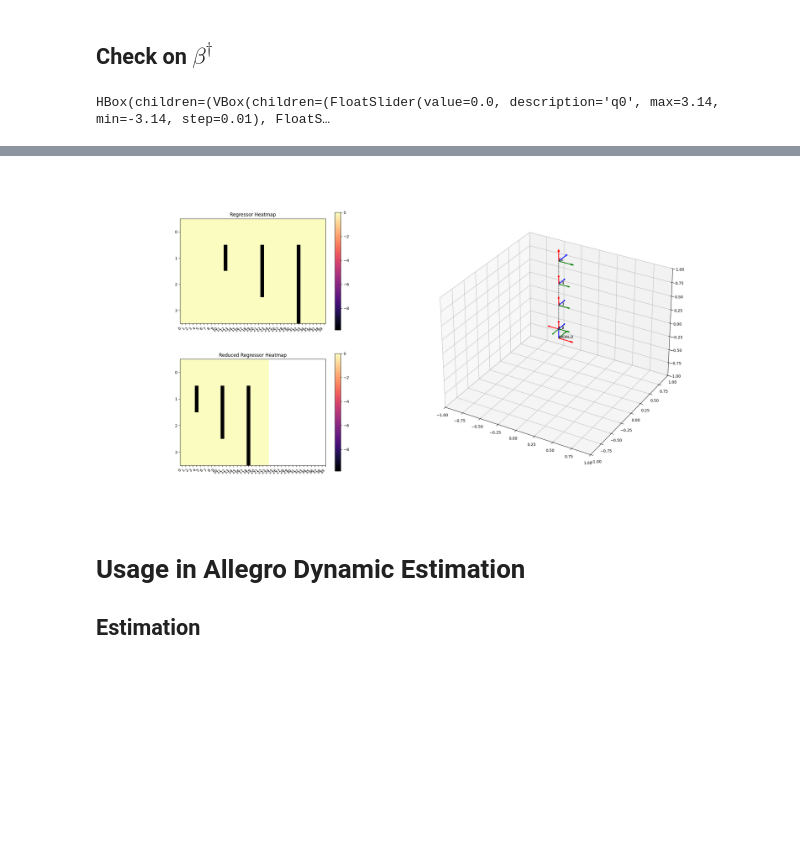
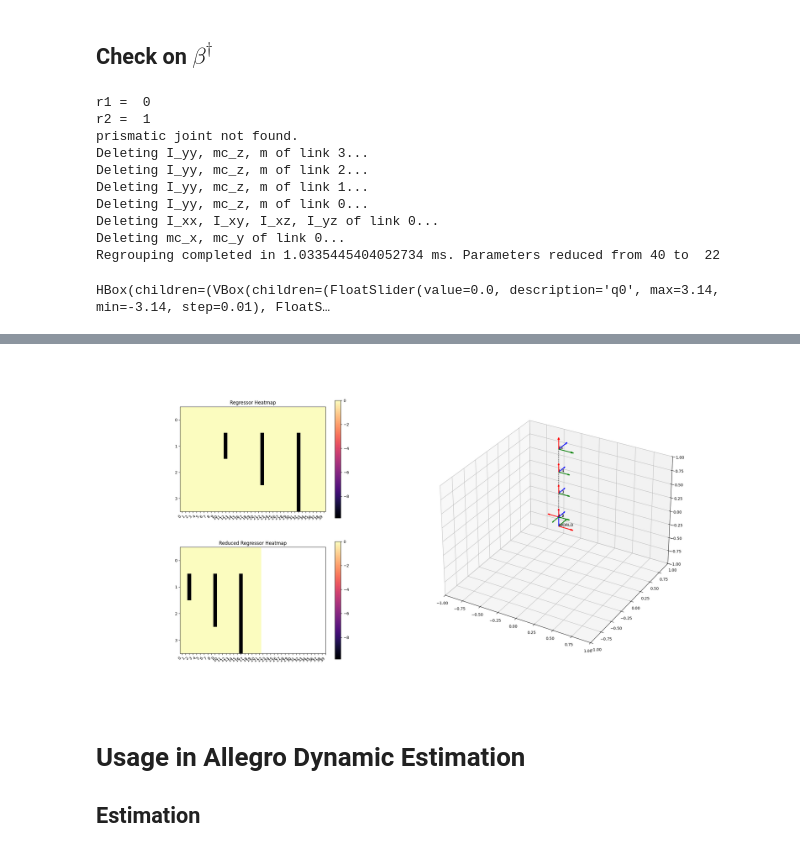
Before and after one commit to LeonardoMarcello/allegro_hand_ros2, a Jupyter notebook: Python/Base Inertial Parameters.ipynb, the cells around one changed output, grey strips where cells are left out. Saved outputs shown, nothing was run; the diff lists cells and outputs as text; code cells hidden in the pictures; blank space fills up the shorter version.

Commit message:
base parameters estim

```diff
--- a/Python/Base Inertial Parameters.ipynb
+++ b/Python/Base Inertial Parameters.ipynb
@@ -734,8 +744,6 @@ else: pi = 100*np.random.rand(40,1) # no rotor
 
 
 print(f"Params: {pi.transpose()}")
-print(f"beta: {np.array2string(beta, precision=3, floatmode='fixed',suppress_small=True)}")
-print(f"beta_pinv: {np.array2string(beta_pinv, precision=3, floatmode='fixed',suppress_small=True)}")
 pi_reduced = beta @ pi
 
 # Sliders
@@ -774,11 +782,11 @@ def update(**kwargs):
 
     with out:
         out.clear_output()
-        #       X       X  X  X  X  X  X             X       X           X              X       X           X             X       X           X            X  X
+        #       X X  X  X  X  X  X  X  X             X       X           X              X       X           X             X       X           X            X  X
         #       m,mx,my,mz,xx,xy,xz,yy,yz,zz         m,mx,my,mz,xx,xy,xz,yy,yz,zz       m,mx,my,mz,xx,xy,xz,yy,yz,zz      m,mx,my,mz,xx,xy,xz,yy,yz,zz     i0,i1,i2,i3
         #Y[:,[  0, 1, 2, 3, 4, 5, 6, 7, 8, 9,       10,11,12,13,14,15,16,17,18,19,     20,21,22,23,24,25,26,27,28,29,    30,31,32,33,34,35,36,37,38,39,    40,41,42,43]]
-        if TEST_WITH_ROTOR: Y_err = Y[:,[  1,2,      9        ,11,12 ,14,15,16 ,18,19,     21,22 ,24,25,26 ,28,29,42      ,31,32 ,34,35,36 ,38,39,43]] - Y_hat       # with rotor
-        else: Y_err = Y[:,[  1,2,      9        ,11,12 ,14,15,16 ,18,19     ,21,22 ,24,25,26 ,28,29      ,31,32 ,34,35,36 ,38,39]] - Y_hat
+        if TEST_WITH_ROTOR: Y_err = Y[:,[        9        ,11,12 ,14,15,16 ,18,19,     21,22 ,24,25,26 ,28,29,42      ,31,32 ,34,35,36 ,38,39,43]] - Y_hat       # with rotor
+        else: Y_err = Y[:,[        9        ,11,12 ,14,15,16 ,18,19     ,21,22 ,24,25,26 ,28,29      ,31,32 ,34,35,36 ,38,39]] - Y_hat
 
         error = (Y@pi - Y_hat @ pi_reduced).transpose()
         if np.max(np.abs(Y_err)) > TOLERANCE:
@@ -937,9 +948,10 @@ VBox(children=(HBox(children=(VBox(children=(FloatSlider(value=0.0, description=
 # %% [markdown]
 ## Check on $\beta^\dagger$
 # %%
-thunder_ahand = thunder_ahand_finger()
-thunder_ahand.load_conf("/home/leo/thunder_dynamics/ahand_finger_generatedFiles/ahand_finger_conf.yaml")
-
+ahand_finger = thunder_ahand_finger()
+ahand_finger.load_conf("/home/leo/thunder_dynamics/ahand_finger_generatedFiles/ahand_finger_conf.yaml")
+_,beta = regrouping(DH)
+beta_pinv = np.linalg.pinv(beta)
 
 # Sliders
 q_sliders = [widgets.FloatSlider(value=0, min=-3.14, max=3.14, step=0.01, description=f'q{i}') for i in range(4)]
@@ -964,7 +976,7 @@ gs = GridSpec(2, 2, width_ratios=[1, 1.6])  # right side larger
 
 # ----- TOP LEFT HEATMAP -----
 ax_top = fig.add_subplot(gs[0, 0])
-im_top = ax_top.imshow(np.zeros_like(thunder_ahand.get_Yr()),
+im_top = ax_top.imshow(np.zeros_like(ahand_finger.get_Yr()),
                        cmap='magma', interpolation='nearest', aspect=0.6*12)
 fig.colorbar(im_top, ax=ax_top)
 ax_top.set_title('Regressor Heatmap')
@@ -974,7 +986,7 @@ plt.setp(ax_top.get_xticklabels(), rotation=45, ha='right')
 
 # ----- BOTTOM LEFT HEATMAP -----
 ax_bottom = fig.add_subplot(gs[1, 0])
-im_bottom = ax_bottom.imshow(np.zeros_like(thunder_ahand.get_Yr() @ np.linalg.pinv(beta)),
+im_bottom = ax_bottom.imshow(np.zeros_like(ahand_finger.get_Yr() @ np.linalg.pinv(beta)),
                              cmap='magma', interpolation='nearest', aspect=0.6*12)
 fig.colorbar(im_bottom, ax=ax_bottom)
 ax_bottom.set_title('Reduced Regressor Heatmap')
@@ -1006,20 +1018,20 @@ def update(**kwargs):
     dq = np.array([kwargs[f'dq{i}'] for i in range(4)])
     ddq = np.array([kwargs[f'ddq{i}'] for i in range(4)])
 
-    thunder_ahand.set_q(q)
-    thunder_ahand.set_dq(dq)
-    thunder_ahand.set_dqr(dq)
-    thunder_ahand.set_ddqr(ddq)
+    ahand_finger.set_q(q)
+    ahand_finger.set_dq(dq)
+    ahand_finger.set_dqr(dq)
+    ahand_finger.set_ddqr(ddq)
     # Compute regressor and reduced one
-    Y = thunder_ahand.get_Yr()
+    Y = ahand_finger.get_Yr()
     Y_hat = Y @ np.linalg.pinv(beta)
 
     # Compute transform
     frames = [np.eye(4)]  # Base frame
-    for i in range(1, thunder_ahand.get_numJoints()+1):
-        Ti = getattr(thunder_ahand, f"get_T_0_{i}")()  # Dynamically call robot.get_T_0_i()
+    for i in range(1, ahand_finger.get_numJoints()+1):
+        Ti = getattr(ahand_finger, f"get_T_0_{i}")()  # Dynamically call robot.get_T_0_i()
         frames.append(Ti)
-    frames.append(thunder_ahand.get_T_0_ee())  # End-Effecto frame
+    frames.append(ahand_finger.get_T_0_ee())  # End-Effecto frame
 
     # --- Update heatmap data ---
     im_top.set_data(Y)
@@ -1030,36 +1042,46 @@ def update(**kwargs):
     # --- Update 3D robot plot ---
     ax_3d.cla()  # Clear previous frames
     ax_3d.set_xlim(-1,1)
     ax_3d.set_ylim(-1,1)
     ax_3d.set_zlim(-1,1)
     for i, T in enumerate(frames):
         print(f"T_0_{i}:\n", T[:3, 3])
         if i == 0:
             plot_frame(T, ax_3d, 'WORLD', length=0.2)
-        elif i == thunder_ahand.get_numJoints() + 1:
+        elif i == ahand_finger.get_numJoints() + 1:
             plot_frame(T, ax_3d, 'EE', length=0.2)
         else:
             plot_frame(T, ax_3d, f'J_{i}', length=0.15)
     origins = np.array([T[:3, 3] for T in frames]) # Connect origins (optional, to show chain)
     ax_3d.plot(origins[:, 0], origins[:, 1], origins[:, 2], 'k--', linewidth=1)
     #for i, p in enumerate(origins):   # --- Add translation labels next to each point
     #    label = f"({p[0]:.2f}, {p[1]:.2f}, {p[2]:.2f})"
     #    ax_3d.text(p[0], p[1], p[2] + 0.03, label, color='black', fontsize=9)
 
     fig.canvas.draw_idle()
 
 # Combine sliders
 all_sliders = {f'q{i}': s for i, s in enumerate(q_sliders)}
 all_sliders.update({f'dq{i}': s for i, s in enumerate(dq_sliders)})
 all_sliders.update({f'ddq{i}': s for i, s in enumerate(ddq_sliders)})
 
 # Interactive widget
 interactive_widget = widgets.interactive(update, **all_sliders)
 display(widgets.HBox([q_box, dq_box, ddq_box]), out)
 # %% [output]
-HBox(children=(VBox(children=(FloatSlider(value=0.0, description='q0', max=3.14, min=-3.14, step=0.01), FloatS…
+r1 =  0
+r2 =  1
+prismatic joint not found.
+Deleting I_yy, mc_z, m of link 3...
+Deleting I_yy, mc_z, m of link 2...
+Deleting I_yy, mc_z, m of link 1...
+Deleting I_yy, mc_z, m of link 0...
+Deleting I_xx, I_xy, I_xz, I_yz of link 0...
+Deleting mc_x, mc_y of link 0...
+Regrouping completed in 1.0335445404052734 ms. Parameters reduced from 40 to  22
+HBox(children=(VBox(children=(FloatSlider(value=0.0, description='q0', max=3.14, min=-3.14, step=0.01), FloatS…
 [interactive output not drawn]
-[figure, old version]
+[figure, new version]
 # %% [markdown]
 # Usage in Allegro Dynamic Estimation
 
```
Also changed, not shown: parts of 17 cells of this notebook, 8 other files.
